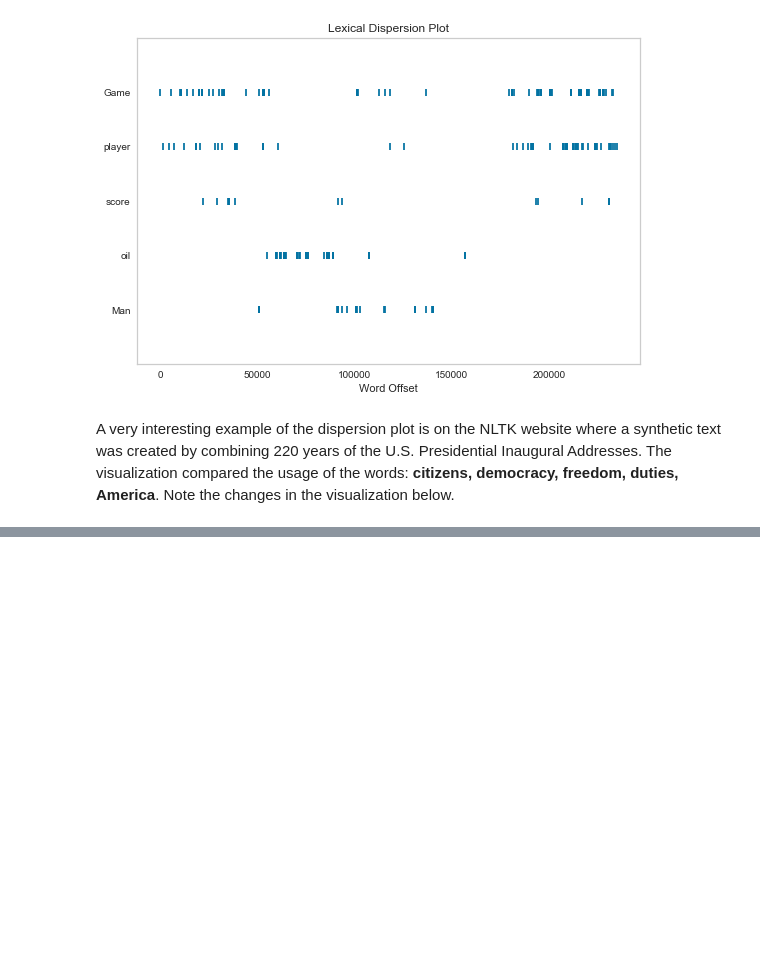
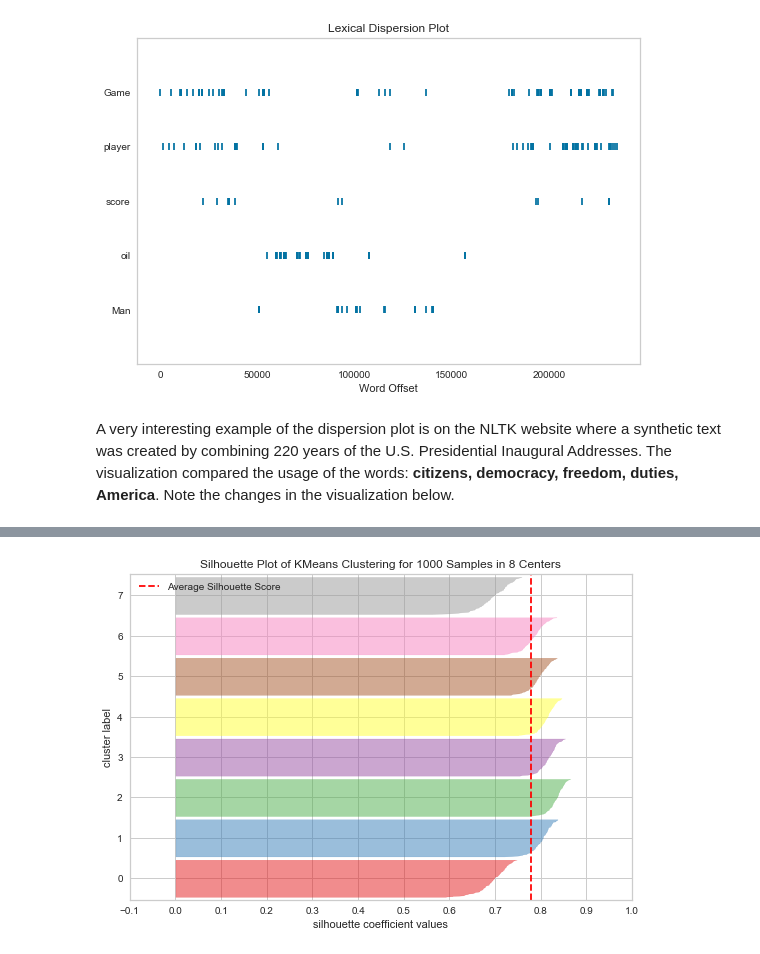
Before and after one commit to pdamodaran/Statistical_Seminars_DC, a Jupyter notebook: Yellowbrick_Tutorial.ipynb, the cells around one changed output, grey strips where cells are left out. Cells and saved outputs as stored; diff of their text form; code cells hidden in the pictures; blank space fills up the shorter version.

```diff
--- a/Yellowbrick_Tutorial.ipynb
+++ b/Yellowbrick_Tutorial.ipynb
@@ -183,0 +185,10 @@ Source: https://www.nltk.org
+# %%
+# Second example with 8 clusters
+
+model = KMeans(8)
+visualizer = SilhouetteVisualizer(model)
+
+visualizer.fit(X)    # Fit the data to the visualizer
+visualizer.poof()    # Draw/show/poof the data
+# %% [output]
+[figure, added]
```
Also changed, not shown: parts of 9 cells of this notebook.
